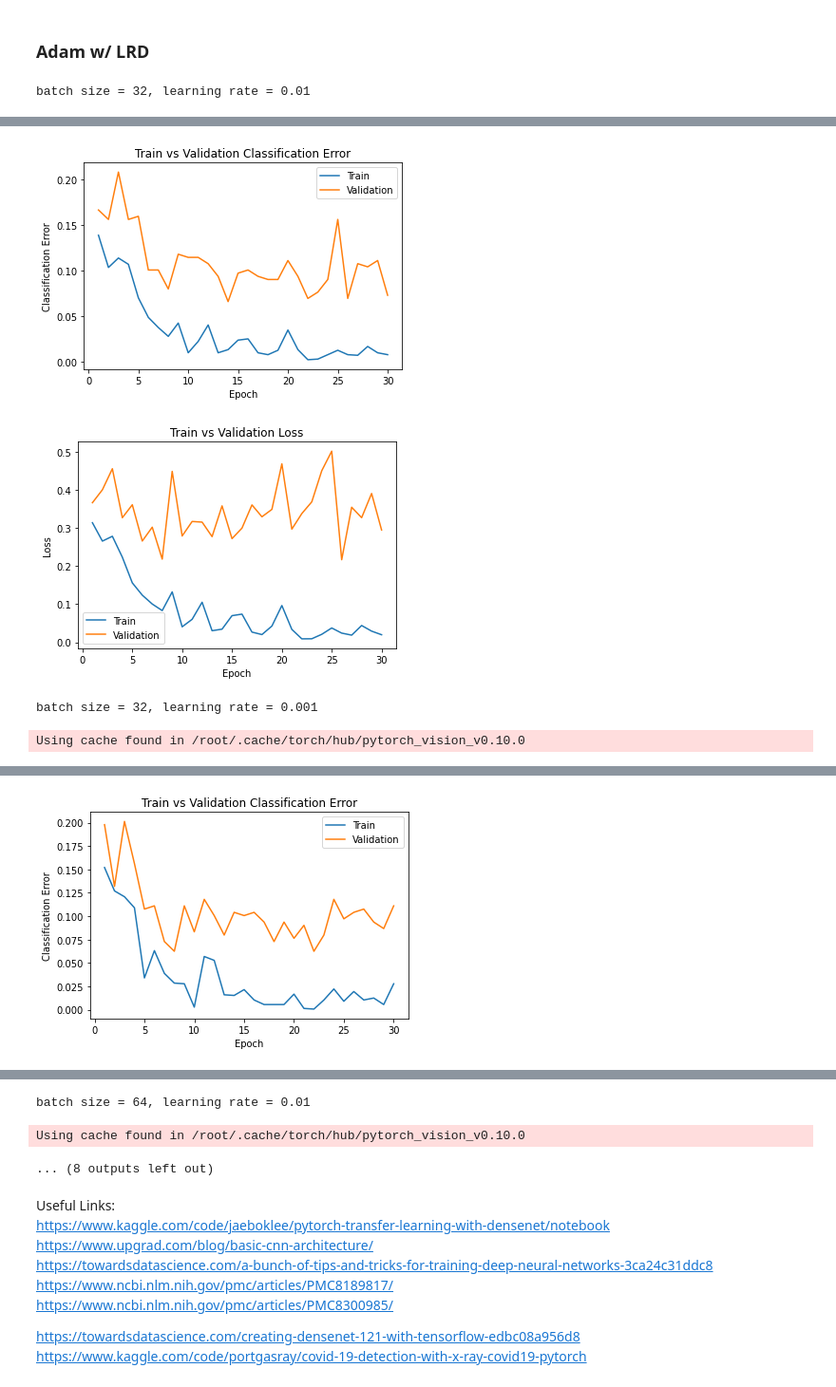
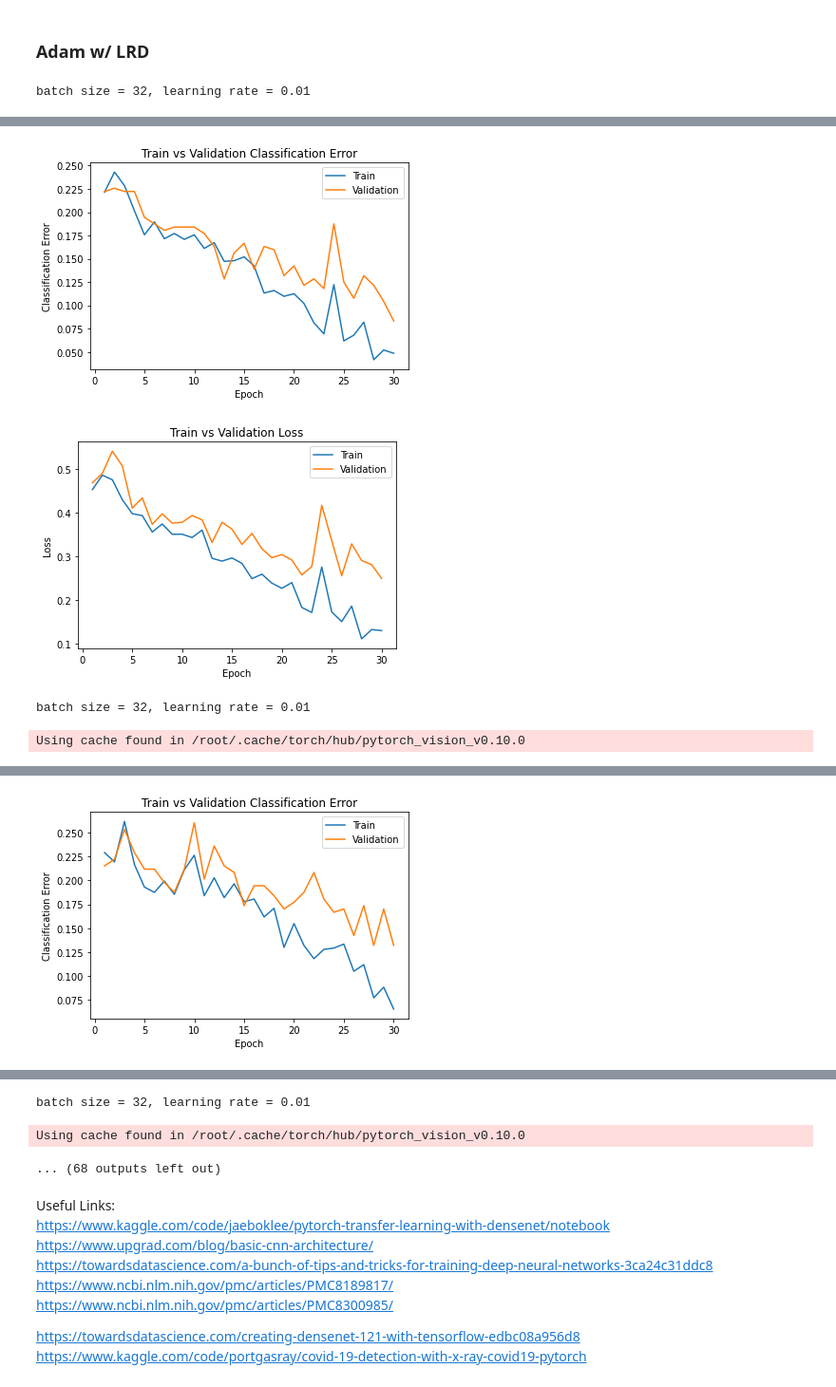
Before and after one commit to lisijia6/Exploring-Optimization-in-Deep-Learning-with-Various-Algorithms, a Jupyter notebook: Notebooks/Model_Architecture_Adam_AdamLRD.ipynb, the cells around one changed output, grey strips where cells are left out. Shown at 95% size. Cells and saved outputs as stored; diff of their text form; code cells hidden in the pictures.

Commit message:
V2 adam + adam LRD

```diff
--- a/Notebooks/Model_Architecture_Adam_AdamLRD.ipynb
+++ b/Notebooks/Model_Architecture_Adam_AdamLRD.ipynb
@@ -124,7 +124,7 @@ def evaluate(net, loader, criterion):
     loss = float(total_loss) / (i + 1)
     return err, loss
 # %%
-def train(model, train_data, val_data, optimizer, batch_size=64, learning_rate=0.001, num_epochs=1):
+def train(model, train_data, val_data, optimizer, other_param_names, batch_size=64, num_epochs=1):
     # Fixed PyTorch random seed for reproducible result
     torch.manual_seed(1000)
 
@@ -173,7 +173,7 @@ def train(model, train_data, val_data, optimizer, batch_size=64, learning_rate=0
 
         # Save the current model (checkpoint) to a file, every 10 epoch - always save the last epoch
         if (epoch % 10 == 0) or (epoch == num_epochs-1):
-          model_path = get_model_name(model.name, batch_size, learning_rate, epoch)
+          model_path = get_model_name(model.name, batch_size, other_param_names, epoch)
           torch.save(model.state_dict(), model_path)
 
     print('Finished Training')
@@ -183,7 +183,7 @@ def train(model, train_data, val_data, optimizer, batch_size=64, learning_rate=0
 
     # Write the train/test loss/accuracy into CSV file for plotting later
     epochs = np.arange(1, num_epochs + 1)
-    model_path = get_model_name(model.name, batch_size, learning_rate, num_epochs)
+    model_path = get_model_name(model.name, batch_size, other_param_names, num_epochs)
     np.savetxt("{}_train_err.csv".format(model_path), train_err)
     np.savetxt("{}_train_loss.csv".format(model_path), train_loss)
     np.savetxt("{}_val_err.csv".format(model_path), val_err)
@@ -476,8 +476,8 @@ hyperparameter combinations:
 # %% [markdown]
 ### Adam
 # %%
-bs_list = [32]
-lr_list = [0.02]
+bs_list = [32, 64]
+lr_list = [0.01, 0.001]
 for bs in bs_list:
   for lr in lr_list:
     # Train with batch size and learning rate
@@ -486,6 +486,8 @@ for bs in bs_list:
     use_cuda = True
     model = TransferDenseNet121Classifier_Adam()
     _, kwargs = split_optim_dict(optim_dict['adam'])
+    kwargs['lr'] = lr
+    print(kwargs)
     optimizer = task_to_optimizer('adam')(params=model.parameters(), **kwargs)
     optimizer = wrap_optimizer('adam', optimizer)
     if use_cuda and torch.cuda.is_available():
@@ -493,9 +495,10 @@ for bs in bs_list:
       print("Training with CUDA!")
     else:
       print("CUDA not available...")
-    train(model, train_loader, val_loader, optimizer, batch_size=bs, learning_rate=lr, num_epochs=30)
+    other_param_names = 'lr{}'.format(lr)
+    train(model, train_loader, val_loader, optimizer, other_param_names, batch_size=bs, num_epochs=30)
 
     # Plotting
-    model_path = get_model_name('densenet121Classifier_adam', batch_size=bs, learning_rate=lr, epoch=30)
+    model_path = get_model_name('densenet121Classifier_adam', bs, other_param_names, epoch=30)
     plot_training_curve(model_path, epochs=30)
 # %% [output]
@@ -588,25 +552,30 @@ Using cache found in /root/.cache/torch/hub/pytorch_vision_v0.10.0
 # %%
 bs_list = [32, 64]
 lr_list = [0.01, 0.001]
+lrd_list = [0.3, 0.4, 0.5, 0.6]
 for bs in bs_list:
   for lr in lr_list:
-    train_loader, val_loader, test_loader, classes = get_data_loader(['Covid Negative', 'Covid Positive'], bs, 1)
-    # Train with batch size and learning rate
-    print('batch size = {}, learning rate = {}'.format(bs, lr))
-    use_cuda = True
-    model = TransferDenseNet121Classifier_AdamLRD()
-    _, kwargs = split_optim_dict(optim_dict['adam_lrd'])
-    optimizer = task_to_optimizer('adam_lrd')(params=model.parameters(), **kwargs)
-    optimizer = wrap_optimizer('adam_lrd', optimizer)
-    if use_cuda and torch.cuda.is_available():
-      model.cuda()
-      print("Training with CUDA!")
-    else:
-      print("CUDA not available...")
-    train(model, train_loader, val_loader, optimizer, batch_size=bs, learning_rate=lr, num_epochs=30)
+    for lrd in lrd_list:
+      # Train with batch size and learning rate
+      print('batch size = {}, learning rate = {}'.format(bs, lr))
+      train_loader, val_loader, test_loader, classes = get_data_loader(['Covid Negative', 'Covid Positive'], bs, 1)
+      use_cuda = True
+      model = TransferDenseNet121Classifier_AdamLRD()
+      _, kwargs = split_optim_dict(optim_dict['adam_lrd'])
+      kwargs['lr'], kwargs['lrd'] = lr, lrd
+      print(kwargs)
+      optimizer = task_to_optimizer('adam_lrd')(params=model.parameters(), **kwargs)
+      optimizer = wrap_optimizer('adam_lrd', optimizer)
+      if use_cuda and torch.cuda.is_available():
+        model.cuda()
+        print("Training with CUDA!")
+      else:
+        print("CUDA not available...")
+      other_param_names = 'lr{}_lrd{}'.format(lr, lrd)
+      train(model, train_loader, val_loader, optimizer, other_param_names, batch_size=bs, num_epochs=30)
 
-    # Plotting
-    model_path = get_model_name('densenet121Classifier_adamLRD', batch_size=bs, learning_rate=lr, epoch=30)
-    plot_training_curve(model_path, epochs=30)
+      # Plotting
+      model_path = get_model_name('densenet121Classifier_adamLRD', bs, other_param_names, epoch=30)
+      plot_training_curve(model_path, epochs=30)
 # %% [output]
 batch size = 32, learning rate = 0.01
@@ -631,4 +601,4 @@ Final Training Error: 0.007638888888888889
-[figure, old version]
+[figure, new version]
-[figure, old version]
+[figure, new version]
-batch size = 32, learning rate = 0.001
+batch size = 32, learning rate = 0.01
 Using cache found in /root/.cache/torch/hub/pytorch_vision_v0.10.0
@@ -652 +622 @@ Final Training Error: 0.027777777777777776
-[figure, old version]
+[figure, new version]
@@ -654,6 +624,6 @@ Final Training Error: 0.027777777777777776
-batch size = 64, learning rate = 0.01
+batch size = 32, learning rate = 0.01
 Using cache found in /root/.cache/torch/hub/pytorch_vision_v0.10.0
-... (8 outputs left out)
+... (68 outputs left out)
 # %% [markdown]
 Useful Links:
 https://www.kaggle.com/code/jaeboklee/pytorch-transfer-learning-with-densenet/notebook
```
Also changed, not shown: parts of 5 cells of this notebook.
